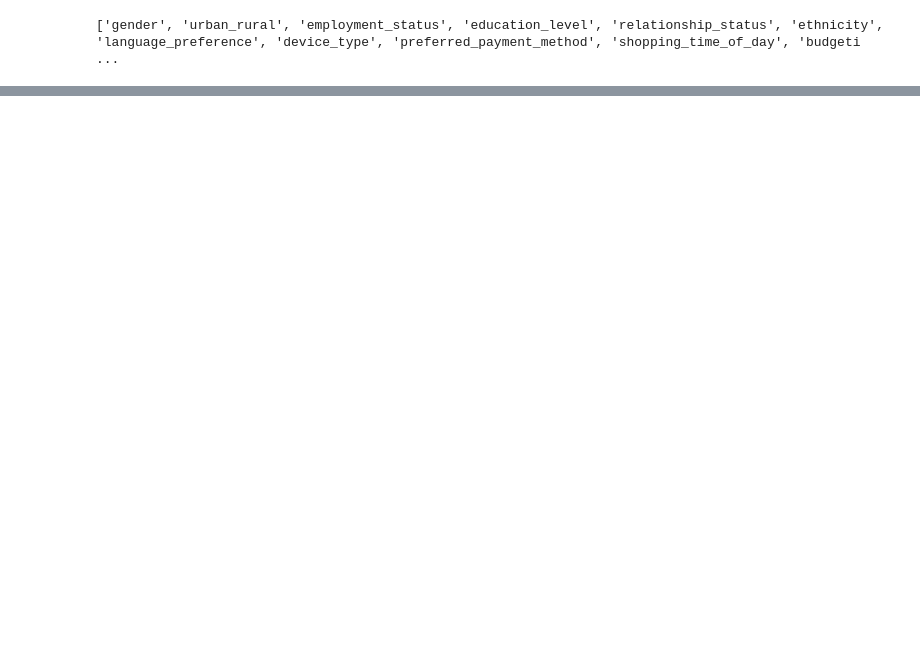
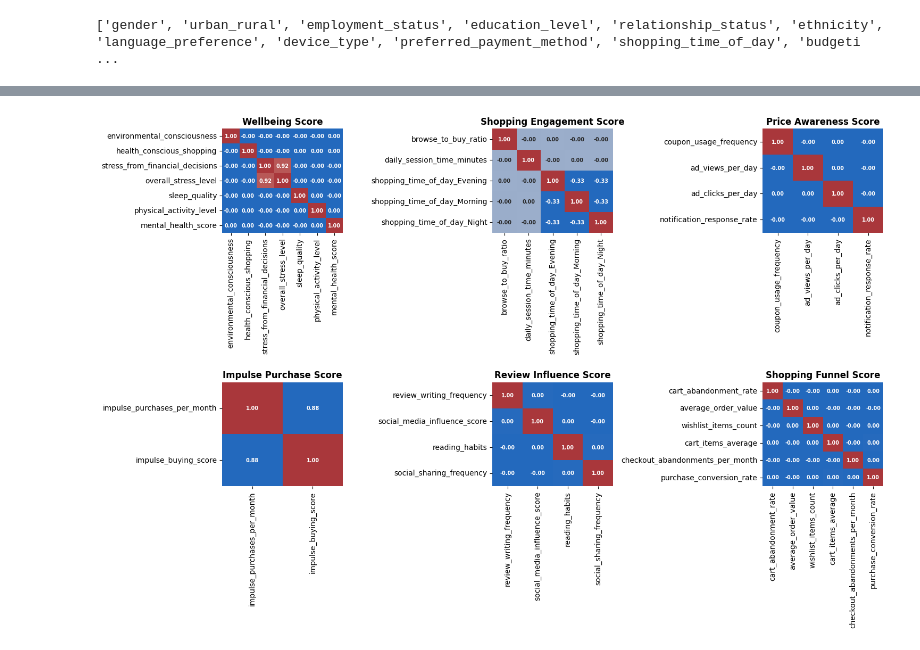
Before and after one commit to gorkemyencak/e-commerce-shopping-behavior, a Jupyter notebook: notebooks/04_feature_engineering.ipynb, the cells around one changed output, grey strips where cells are left out. Drawn from its saved outputs; the diff is of its cells as text; code cells hidden in the pictures; blank space fills up the shorter version.

```diff
--- a/notebooks/04_feature_engineering.ipynb
+++ b/notebooks/04_feature_engineering.ipynb
@@ -91,0 +162,52 @@ Review Influence Columns: ['review_writing_frequency', 'social_media_influence_s
+# %%
+### Validating composite scores - Correlation among Components
+n = len(composite_list)
+cols = 3
+rows = int(np.ceil(n/2))
+
+fig, axes = plt.subplots(
+    rows,
+    cols,
+    figsize = (
+        cols * 5,
+        rows * 4
+    )
+)
+axes = axes.flatten()
+
+# converting bool values in the composite score dictionary into integers
+df_imputed = df.copy()
+
+for k in composite_columns.keys():
+    for col in composite_columns[k]:
+        if col in df_imputed.columns and df_imputed[col].dtype == bool:
+            df_imputed[col] = df_imputed[col].astype(int)
+        elif col in df_imputed.columns and df_imputed[col].dtype == str:
+            df_imputed[col] = df_imputed[col].map({'False':0, 'True': 1})
+
+# visualizing correlation heatmaps
+for ax, col in zip(axes, composite_list):
+    sns.heatmap(
+        df_imputed[composite_columns[col]].corr(),
+        ax = ax,
+        #color = 'lightsteelblue',
+        cmap = 'vlag',
+        cbar = False,
+        fmt = '.2f',
+        annot = True,
+        annot_kws = {
+            'size': 7,
+            'weight': 'bold'
+        }
+    )
+
+    ax.set_title(col.upper().replace('_', ' ').title(), fontweight = 'bold')
+
+# remove empty plots in case the composite score list is odd number
+for ax in axes[n:]:
+    ax.remove()
+
+plt.tight_layout()
+plt.show()
+# %% [output]
+[figure, added]
```
Also changed, not shown: parts of 8 cells of this notebook, 1 other file.
